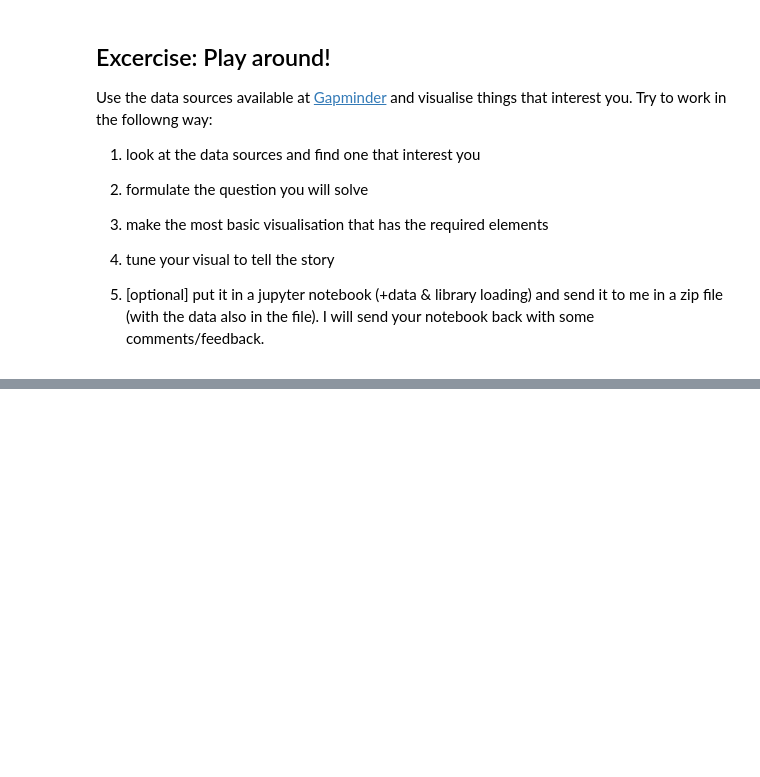
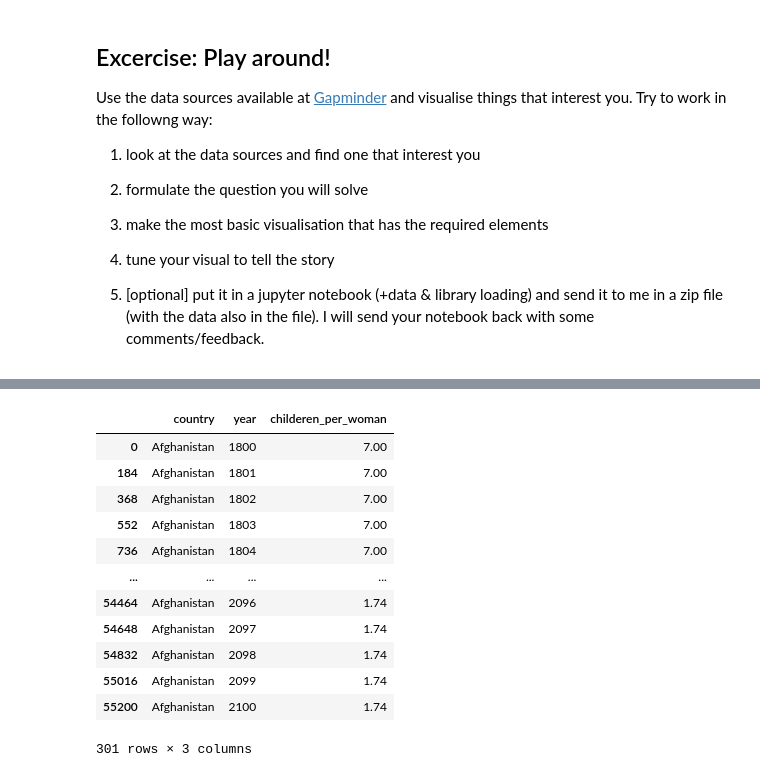
Before and after one commit to Beirnaert/TM_lessons, a Jupyter notebook: Les6_time_series_pt2.ipynb, the cells around one changed output, grey strips where cells are left out. Saved outputs shown, nothing was run; the diff lists cells and outputs as text; code cells hidden in the pictures; blank space fills up the shorter version.

```diff
--- a/Les6_time_series_pt2.ipynb
+++ b/Les6_time_series_pt2.ipynb
@@ -114,0 +149,16 @@ Use the data sources available at [Gapminder](https://www.gapminder.org/data/) a
+# %%
+fertility_long[fertility_long['country'] == 'Afghanistan']
+# %% [output]
+|  | country | year | childeren_per_woman |
+| 0 | Afghanistan | 1800 | 7.00 |
+| 184 | Afghanistan | 1801 | 7.00 |
+| 368 | Afghanistan | 1802 | 7.00 |
+| 552 | Afghanistan | 1803 | 7.00 |
+| 736 | Afghanistan | 1804 | 7.00 |
+| ... | ... | ... | ... |
+| 54464 | Afghanistan | 2096 | 1.74 |
+| 54648 | Afghanistan | 2097 | 1.74 |
+| 54832 | Afghanistan | 2098 | 1.74 |
+| 55016 | Afghanistan | 2099 | 1.74 |
+| 55200 | Afghanistan | 2100 | 1.74 |
+301 rows × 3 columns
```
Also changed, not shown: parts of 8 cells of this notebook, 1 other file.
